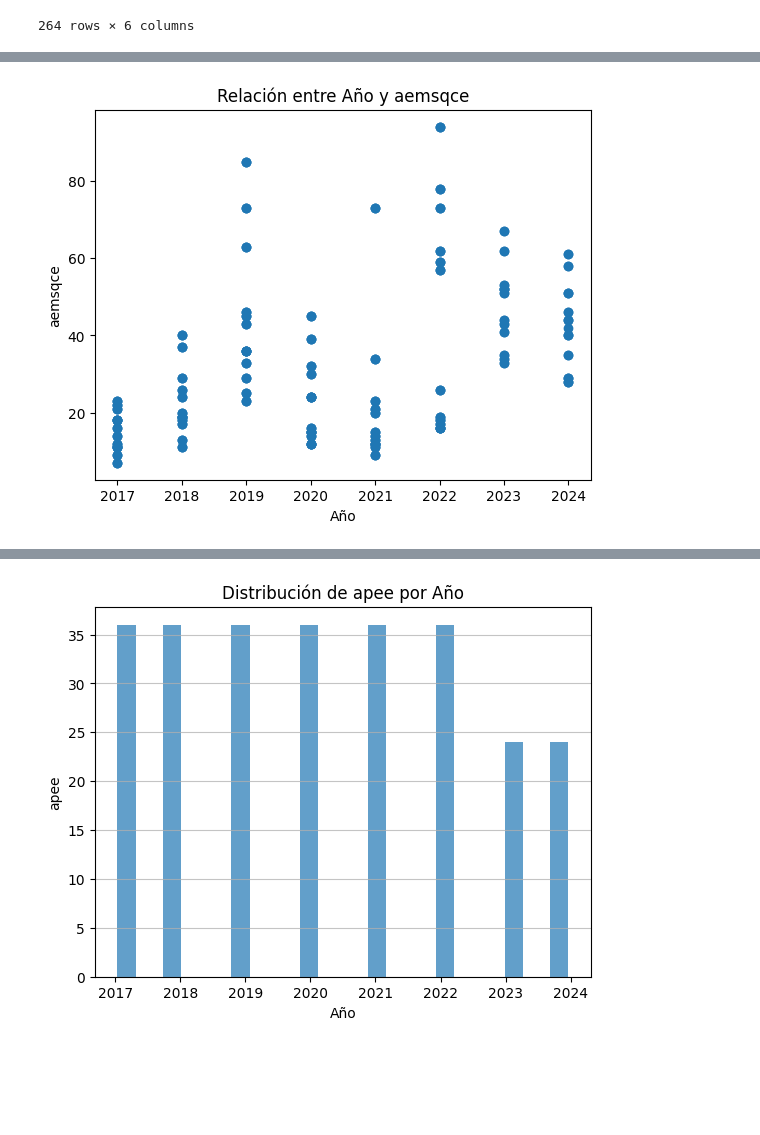
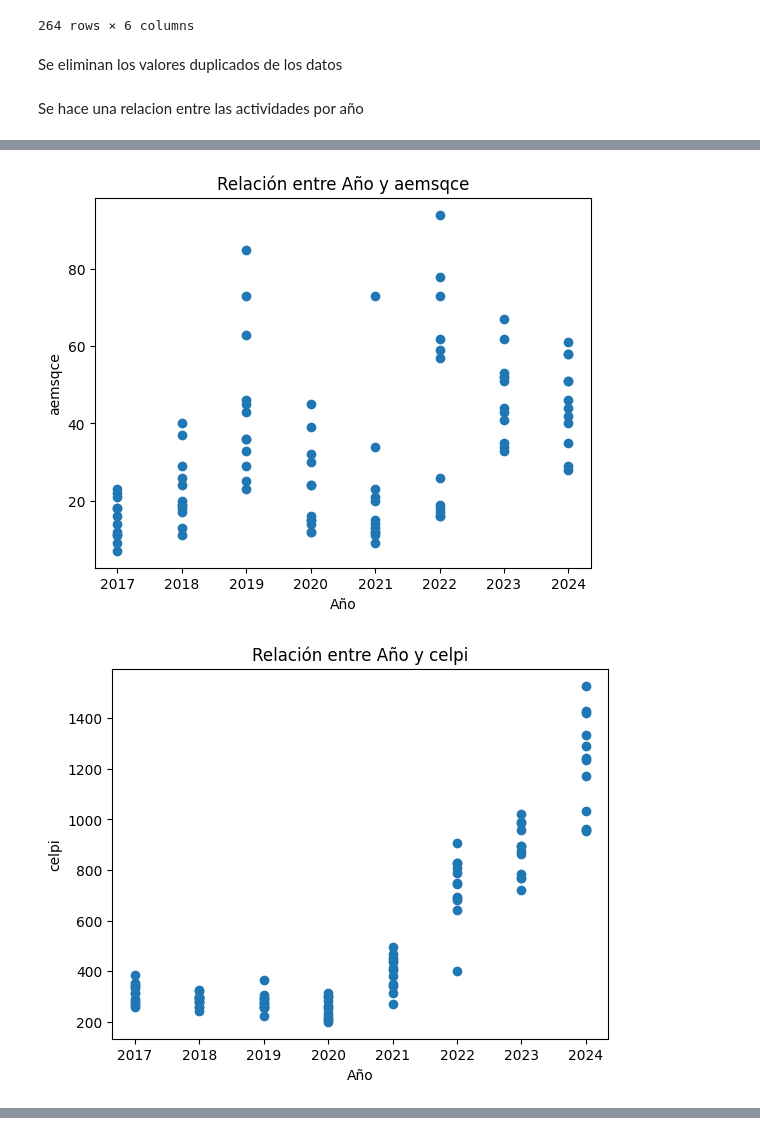
Before and after one commit to HDanny7/ICD, a Jupyter notebook: Acompañamiento/acompa.ipynb, the cells around one changed output, grey strips where cells are left out. Saved outputs shown, nothing was run; the diff lists cells and outputs as text; code cells hidden in the pictures; blank space fills up the shorter version.

```diff
--- a/Acompañamiento/acompa.ipynb
+++ b/Acompañamiento/acompa.ipynb
@@ -77,19 +85,24 @@ df
 | 262 | NOVIEMBRE | 268 | 42 | 1334 | 74 | 2024 |
 | 263 | DICIEMBRE | 358 | 51 | 1429 | 61 | 2024 |
 264 rows × 6 columns
+# %% [markdown]
+Se eliminan los valores duplicados de los datos
+# %%
+df = df.drop_duplicates()
+# %% [markdown]
+Se hace una relacion entre las actividades por año
 # %%
-columnas_a_relacionar = ['ccitee', 'aemsqce']
-
+columnas_a_relacionar = ['ccitee', 'aemsqce', 'celpi', 'apee']
 
 for columna in columnas_a_relacionar:
-
     plt.scatter(df['año'], df[columna])
 
     plt.xlabel('Año')
     plt.ylabel(columna)
     plt.title(f'Relación entre Año y {columna}')
 
     plt.show()
 # %% [output]
 [figure]
 [figure]
+[figure, added]
@@ -96,11 +109,0 @@ for columna in columnas_a_relacionar:
-# %%
-columna1 = 'apee'
-
-plt.hist(df['año'], bins=20, alpha=0.7, rwidth=0.8)
-plt.xlabel('Año')
-plt.ylabel(columna1)
-plt.title(f'Distribución de {columna1} por Año')
-plt.grid(axis='y', alpha=0.75)
-plt.show()
-# %% [output]
-[figure, removed]
```
Also changed, not shown: parts of 11 cells of this notebook.
